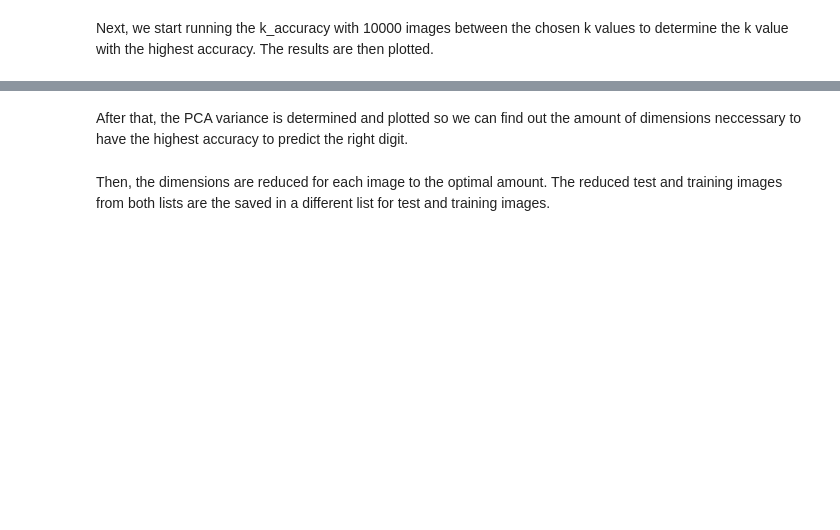
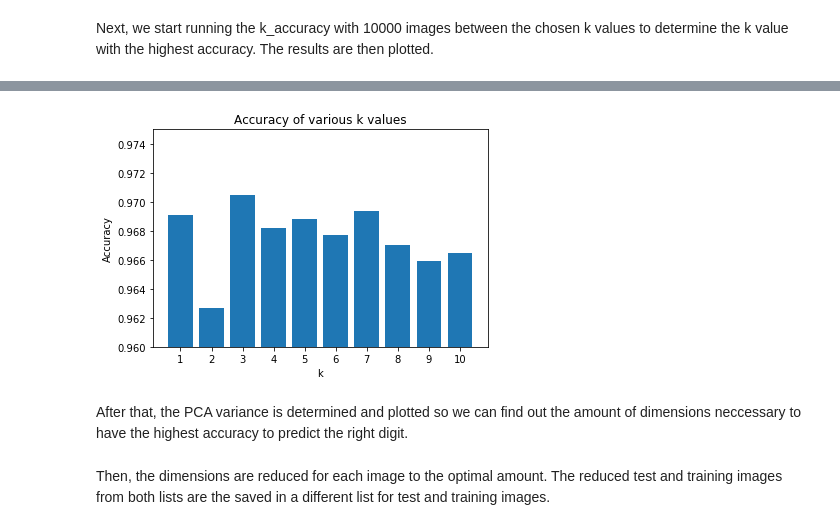
Before and after one commit to datascience-mobi/project-03-group-01, a Jupyter notebook: digit_recognition.ipynb, the cells around one changed output, grey strips where cells are left out. Cells and saved outputs as stored; diff of their text form; code cells hidden in the pictures; blank space fills up the shorter version.

```diff
--- a/digit_recognition.ipynb
+++ b/digit_recognition.ipynb
@@ -42,7 +47,7 @@ if __name__ == '__main__':
 # %%
 
 # Open CsvImage lists from pickle files - lowers loading time by factor 10
-    # loading from bz2: 15.75s, from uncompressed .dat: 4.458s
-    training_lists = pickle_io.load_pickles("../data/training.dat")
-    test_lists = pickle_io.load_pickles("../data/test.dat")
-    print("Successfully loaded images from pickle files")
+# loading from bz2: 15.75s, from uncompressed .dat: 4.458s
+training_lists = pickle_io.load_pickles("data/training.dat")
+test_lists = pickle_io.load_pickles("data/test.dat")
+print("Successfully loaded images from pickle files")
@@ -52,8 +65,9 @@ highest accuracy. The results are then plotted.
 # %%
-    knn_sklearn.plot_sample_recognitions(training_lists, test_lists)
-    # runs the k_accuracy test with 10000 images between the chosen k values (k_min, k_max) > then plots the result
-    # plot.k_accuracy_test(training_lists, test_lists, 1, 4)  # saves the result as k_accuracy2 to avoid time wasted
-    plot.plot_k_accuracy(pickle_io.load_pickles("k_accuracy.dat"))
+# runs the k_accuracy test with 10000 images between the chosen k values (k_min, k_max) > then plots the result
+# plot.k_accuracy_test(training_lists, test_lists, 1, 4)  # saves the result as k_accuracy2 to avoid time wasted
+plot.plot_k_accuracy(pickle_io.load_pickles("src/k_accuracy.dat"))
+# %% [output]
+[figure, added]
 # %% [markdown]
 After that, the PCA variance is determined and plotted so we can find out the amount of dimensions neccessary
 to have the highest accuracy to predict the right digit.
```
Also changed, not shown: parts of 21 cells of this notebook, 4 other files.
